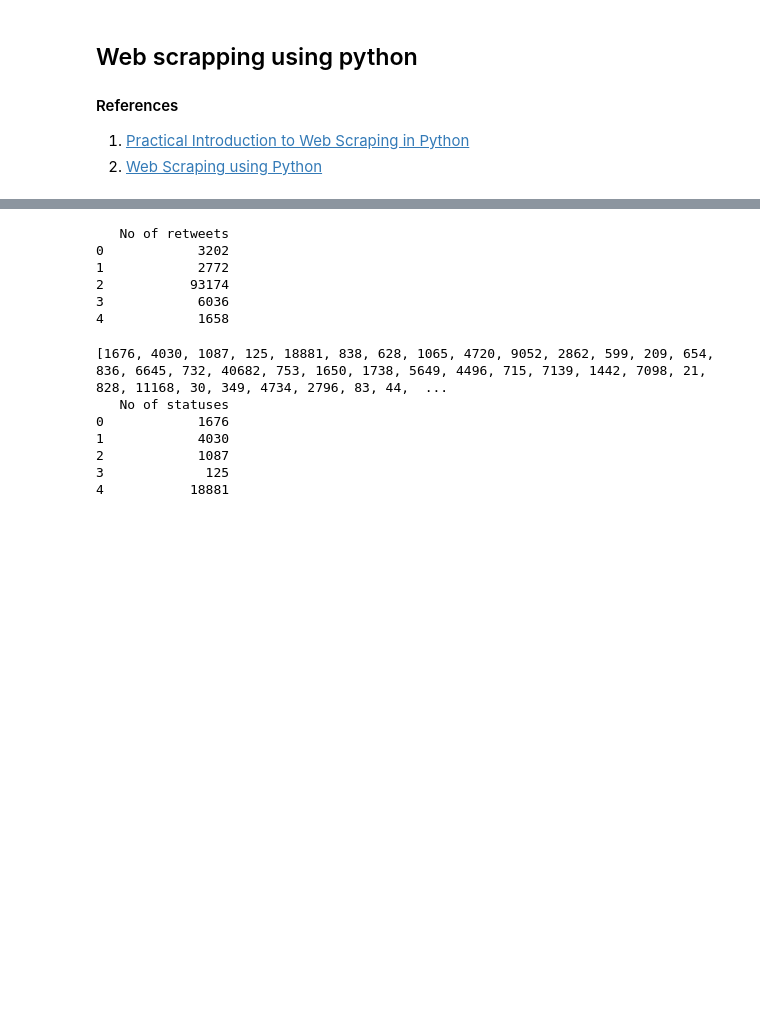
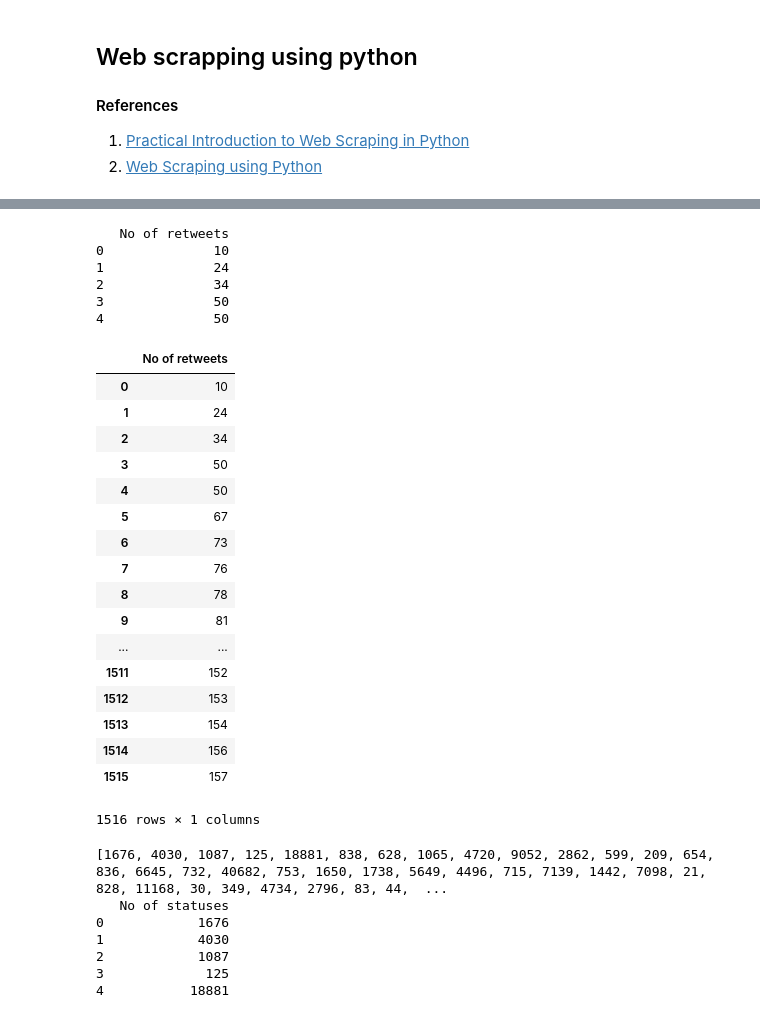
Before and after one commit to rofiahadeshina/QuickStart2020, a Jupyter notebook: week1/notebook/week1_of_scrapping_starter updated.ipynb, the cells around one changed output, grey strips where cells are left out. Cells and saved outputs as stored; diff of their text form; code cells hidden in the pictures; blank space fills up the shorter version.

```diff
--- a/week1/notebook/week1_of_scrapping_starter updated.ipynb
+++ b/week1/notebook/week1_of_scrapping_starter updated.ipynb
@@ -278,11 +364,13 @@ print(gov_following.head())
 # %%
 #getting retweets
 no_of_retweets = []
-for id in fl_handles:
+for id in handles:
     try:
-        tweets = tweepy.Cursor(api.user_timeline, id=i).items()
+        tweets = tweepy.Cursor(api.user_timeline, id=i).items(200)
+        rt = 0
         for tweet in tweets:
-            no_of_retweets.append(tweet.retweet_count)
+            rt+=tweet.retweet_count
+            no_of_retweets.append(rt)
     except tweepy.TweepError as e:
         continue
 #print(no_of_retweets)
@@ -293,11 +381,32 @@ gov_retweets = pd.DataFrame(no_of_retweets, columns=["No of retweets"])
 print(gov_retweets.head())
 # %% [output]
    No of retweets
-0            3202
-1            2772
-2           93174
-3            6036
-4            1658
+0              10
+1              24
+2              34
+3              50
+4              50
+# %%
+gov_retweets
+# %% [output]
+|  | No of retweets |
+| 0 | 10 |
+| 1 | 24 |
+| 2 | 34 |
+| 3 | 50 |
+| 4 | 50 |
+| 5 | 67 |
+| 6 | 73 |
+| 7 | 76 |
+| 8 | 78 |
+| 9 | 81 |
+| ... | ... |
+| 1511 | 152 |
+| 1512 | 153 |
+| 1513 | 154 |
+| 1514 | 156 |
+| 1515 | 157 |
+1516 rows × 1 columns
 # %%
 #getting no of tweets shared
 no_tweets_shared = []
```
Also changed, not shown: parts of 20 cells of this notebook, 4 other files.
